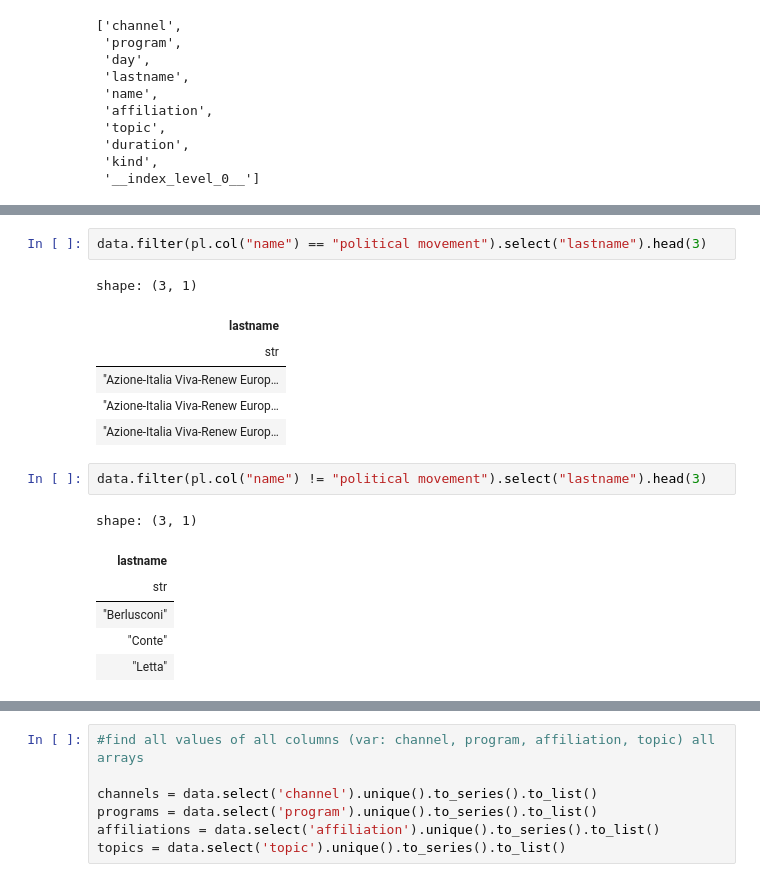
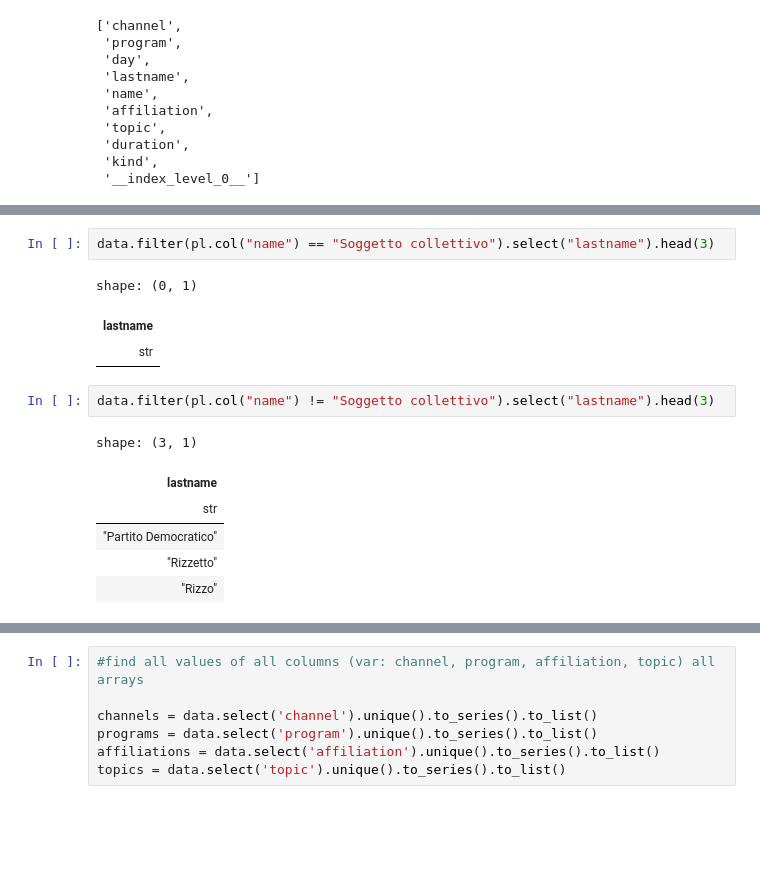
Before and after one commit to dclfbk/agcom_api_viz, a Jupyter notebook: code/ipynb/investigate_data_polars.ipynb, the cells around one changed output, grey strips where cells are left out. Cells and saved outputs as stored; diff of their text form; blank space fills up the shorter version.

```diff
--- a/code/ipynb/investigate_data_polars.ipynb
+++ b/code/ipynb/investigate_data_polars.ipynb
@@ -99,22 +99,19 @@ data.select('lastname').unique().to_series().to_list()
  ...]
 # %%
-data.filter(pl.col("name") == "political movement").select("lastname").head(3)
+data.filter(pl.col("name") == "Soggetto collettivo").select("lastname").head(3)
 # %% [output]
-shape: (3, 1)
+shape: (0, 1)
 | lastname |
 | str |
-| "Azione-Italia Viva-Renew Europ… |
-| "Azione-Italia Viva-Renew Europ… |
-| "Azione-Italia Viva-Renew Europ… |
 # %%
-data.filter(pl.col("name") != "political movement").select("lastname").head(3)
+data.filter(pl.col("name") != "Soggetto collettivo").select("lastname").head(3)
 # %% [output]
 shape: (3, 1)
 | lastname |
 | str |
-| "Berlusconi" |
-| "Conte" |
-| "Letta" |
+| "Partito Democratico" |
+| "Rizzetto" |
+| "Rizzo" |
 # %%
 data.select('topic').unique().to_series().to_list()
 # %% [output]
```
Also changed, not shown: parts of 11 cells of this notebook, 2 other files.
